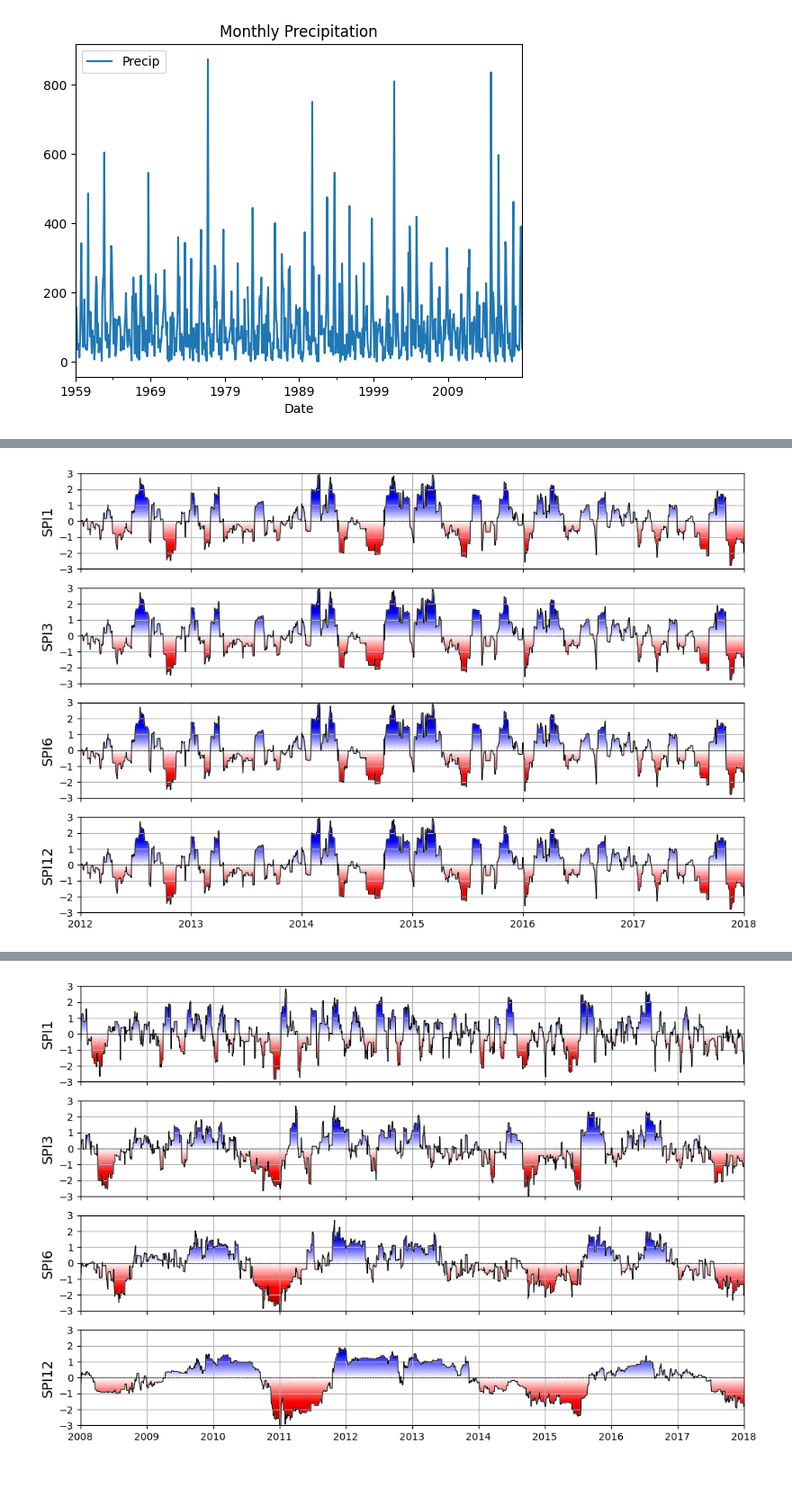
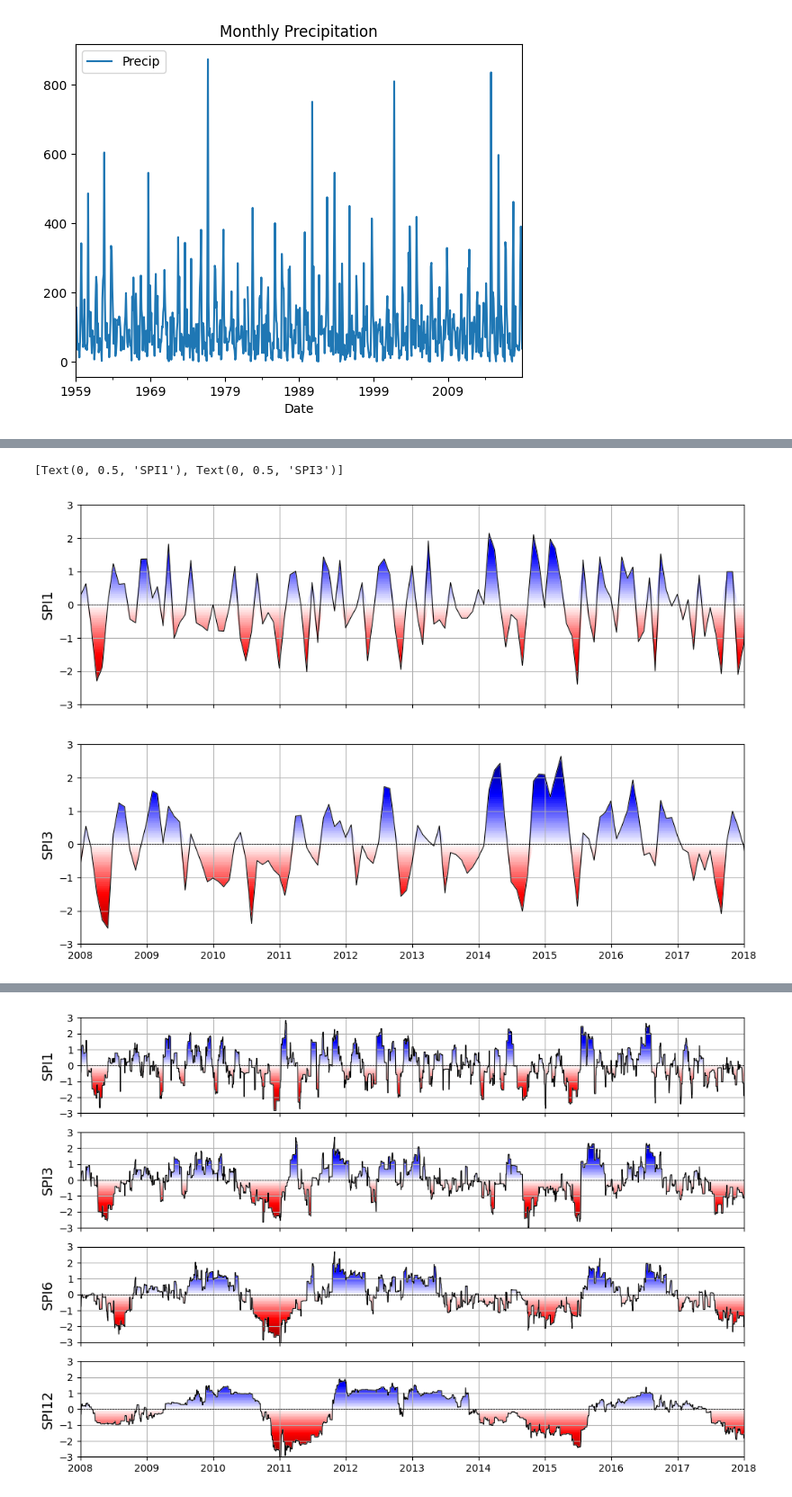
Before and after one commit to shirazipooya/DroughtMonitoringIran, a Jupyter notebook: app/notebook.ipynb, the cells around one changed output, grey strips where cells are left out. Shown at 90% size. Saved outputs shown, nothing was run; the diff lists cells and outputs as text; code cells hidden in the pictures.

```diff
--- a/app/notebook.ipynb
+++ b/app/notebook.ipynb
@@ -153,19 +154,22 @@ WARNING:root:Please convert series of type pandas.DataFrame to apandas.Series us
 # %%
-f = 30
-series = data_daily.loc[data_daily.Site == st, "Precip"].rolling(f, min_periods=f).sum()
 spi1_gamma = si.spi(
-    series=series,
+    series=data_monthly_st,
     dist=scs.gamma,
     prob_zero=True,
-    fit_freq="ME"
+    timescale=1
 )
 
-f, ax = plt.subplots(4, 1, figsize=(12, 8), sharex=True)
+spi3_gamma = si.spi(
+    series=data_monthly_st,
+    dist=scs.gamma,
+    prob_zero=True,
+    timescale=3
+)
+
+f, ax = plt.subplots(2, 1, figsize=(12, 8), sharex=True)
 si.plot.si(spi1_gamma, ax=ax[0], cmap="seismic_r")
-si.plot.si(spi1_gamma, ax=ax[1], cmap="seismic_r")
-si.plot.si(spi1_gamma, ax=ax[2], cmap="seismic_r")
-si.plot.si(spi1_gamma, ax=ax[3], cmap="seismic_r")
-ax[0].set_xlim(pd.to_datetime(["2012", "2018"]))
+si.plot.si(spi3_gamma, ax=ax[1], cmap="seismic_r")
+ax[0].set_xlim(pd.to_datetime(["2008", "2018"]))
 [x.grid() for x in ax]
-[ax[i].set_ylabel(n, fontsize=14) for i, n in enumerate(["SPI1", "SPI3", "SPI6", "SPI12"])];
+[ax[i].set_ylabel(n, fontsize=14) for i, n in enumerate(["SPI1", "SPI3"])]
 # %% [output]
@@ -172 +178,2 @@ ax[0].set_xlim(pd.to_datetime(["2012", "2018"]))
+[Text(0, 0.5, 'SPI1'), Text(0, 0.5, 'SPI3')]
-[figure, old version]
+[figure, new version]
```
Also changed, not shown: parts of 5 cells of this notebook.
